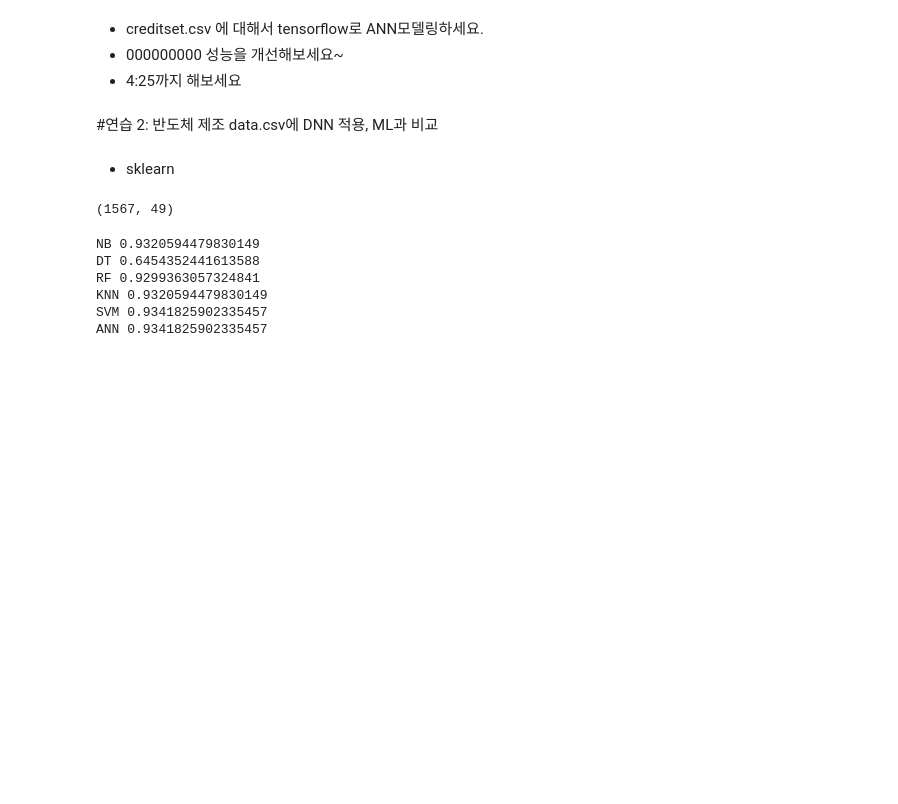
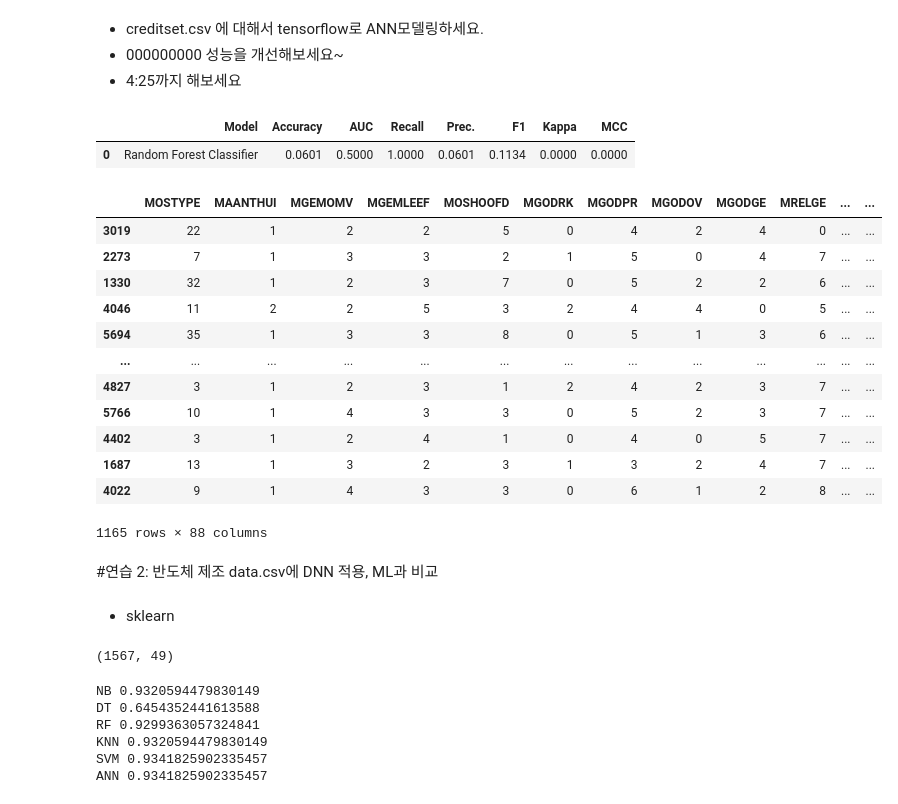
Before and after one commit to ZZZZIWOO/Colab_Google, a Jupyter notebook: pythonWork/SC_2023/3회차/SC2_202312_3회차_2.ipynb, the cells around one changed output. Saved outputs shown, nothing was run; the diff lists cells and outputs as text; code cells hidden in the pictures; blank space fills up the shorter version.

```diff
--- a/pythonWork/SC_2023/3회차/SC2_202312_3회차_2.ipynb
+++ b/pythonWork/SC_2023/3회차/SC2_202312_3회차_2.ipynb
@@ -362,6 +282,82 @@ weighted avg       0.88      0.86      0.82       600
 - creditset.csv 에 대해서 tensorflow로 ANN모델링하세요.
 - 000000000 성능을 개선해보세요~
 - 4:25까지 해보세요
+# %%
+#실습3
+#!pip install pycaret
+!pip install pycaret[full]
+import pandas as pd
+import numpy as np
+from pycaret.classification import *
+from sklearn.model_selection import train_test_split
+from sklearn import preprocessing
+from sklearn.preprocessing import MinMaxScaler
+#preprocessing.MinMaxScaler()
+from sklearn.neural_network import MLPClassifier
+from sklearn.metrics import classification_report,confusion_matrix
+from tensorflow.keras.utils import to_categorical
+
+import tensorflow as tf
+from tensorflow.keras.models import Sequential
+from tensorflow.keras.layers import Dense
+from tensorflow.keras.optimizers import SGD
+from tensorflow.keras.losses import mse
+
+caravan = pd.read_csv("caravan.csv")
+caravan.head()
+
+caravan.Purchase.value_counts()
+
+clf = setup(data=caravan, target='Purchase', train_size=0.8, session_id=11)
+models = compare_models(sort='Accuracy', n_select=3, fold=2)
+
+gbc = create_model('gbc', fold = 2)
+rf = create_model('rf', fold=2)
+dt = create_model('dt', fold=2)
+
+tuned_gbc = tune_model(gbc, fold=2, optimize='Recall')
+tuned_rf = tune_model(rf, fold=2, optimize='Recall')
+tuned_dt = tune_model(dt, fold=2, optimize='Accuracy')
+
+predict_model(tuned_gbc)
+predict_model(tuned_rf)
+
+#Partitioning
+X = caravan.drop('Purchase', axis = 1)
+y  = caravan.Purchase
+X_train, X_test, y_train, y_test = train_test_split( X, y, test_size=0.2, random_state=42 )
+scaler = preprocessing.MinMaxScaler()
+X_train = scaler.fit_transform( X_train)
+X_test  = scaler.fit_transform( X_test )
+
+# 인공신경망 모형 구성(퍼셉트론)
+model = Sequential()
+model.add(Dense(3, input_shape = (2, ), activation = 'linear')) #
+model.add(Dense(1, activation = 'linear')) #
+#모형 컴파일
+model.compile(optimizer = 'SGD', loss = mse, metrics = ['acc']) #평가지표 설정
+#모형 학습 및 가중치 확인
+model.fit(x,y,epochs = 10)
+model.get_weights()
+
+model = MLPClassifier( hidden_layer_sizes=(3,1) )
+model.fit( x,y)
+# %% [output]
+|  | Model | Accuracy | AUC | Recall | Prec. | F1 | Kappa | MCC |
+| 0 | Random Forest Classifier | 0.0601 | 0.5000 | 1.0000 | 0.0601 | 0.1134 | 0.0000 | 0.0000 |
+|  | MOSTYPE | MAANTHUI | MGEMOMV | MGEMLEEF | MOSHOOFD | MGODRK | MGODPR | MGODOV | MGODGE | MRELGE | ... | ... |
+| 3019 | 22 | 1 | 2 | 2 | 5 | 0 | 4 | 2 | 4 | 0 | ... | ... |
+| 2273 | 7 | 1 | 3 | 3 | 2 | 1 | 5 | 0 | 4 | 7 | ... | ... |
+| 1330 | 32 | 1 | 2 | 3 | 7 | 0 | 5 | 2 | 2 | 6 | ... | ... |
+| 4046 | 11 | 2 | 2 | 5 | 3 | 2 | 4 | 4 | 0 | 5 | ... | ... |
+| 5694 | 35 | 1 | 3 | 3 | 8 | 0 | 5 | 1 | 3 | 6 | ... | ... |
+| ... | ... | ... | ... | ... | ... | ... | ... | ... | ... | ... | ... | ... |
+| 4827 | 3 | 1 | 2 | 3 | 1 | 2 | 4 | 2 | 3 | 7 | ... | ... |
+| 5766 | 10 | 1 | 4 | 3 | 3 | 0 | 5 | 2 | 3 | 7 | ... | ... |
+| 4402 | 3 | 1 | 2 | 4 | 1 | 0 | 4 | 0 | 5 | 7 | ... | ... |
+| 1687 | 13 | 1 | 3 | 2 | 3 | 1 | 3 | 2 | 4 | 7 | ... | ... |
+| 4022 | 9 | 1 | 4 | 3 | 3 | 0 | 6 | 1 | 2 | 8 | ... | ... |
+1165 rows × 88 columns
 # %% [markdown]
 #연습 2: 반도체 제조 data.csv에 DNN 적용, ML과 비교
 # %% [markdown]
```
Also changed, not shown: parts of 8 cells of this notebook.
